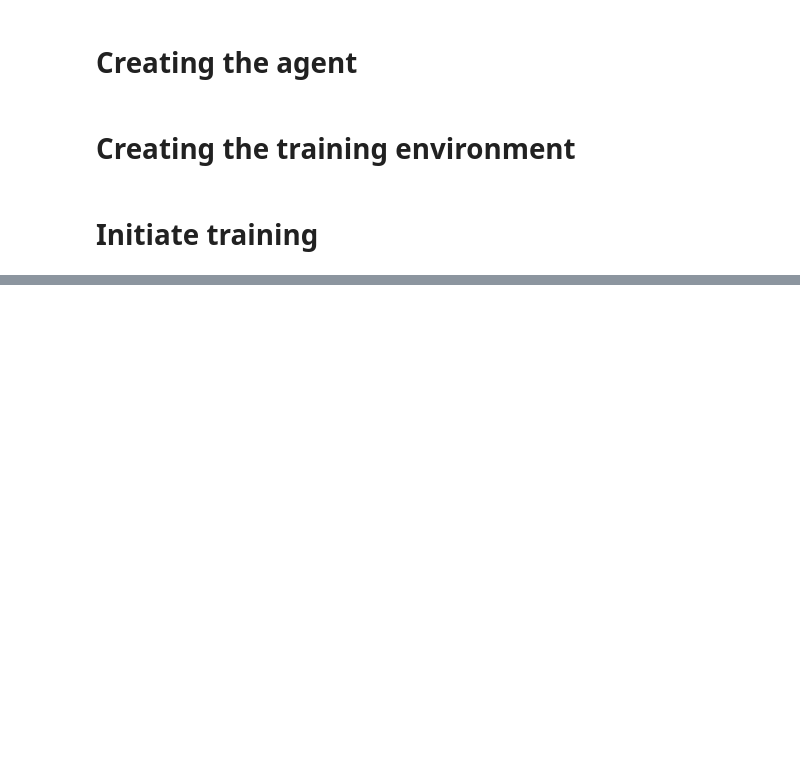
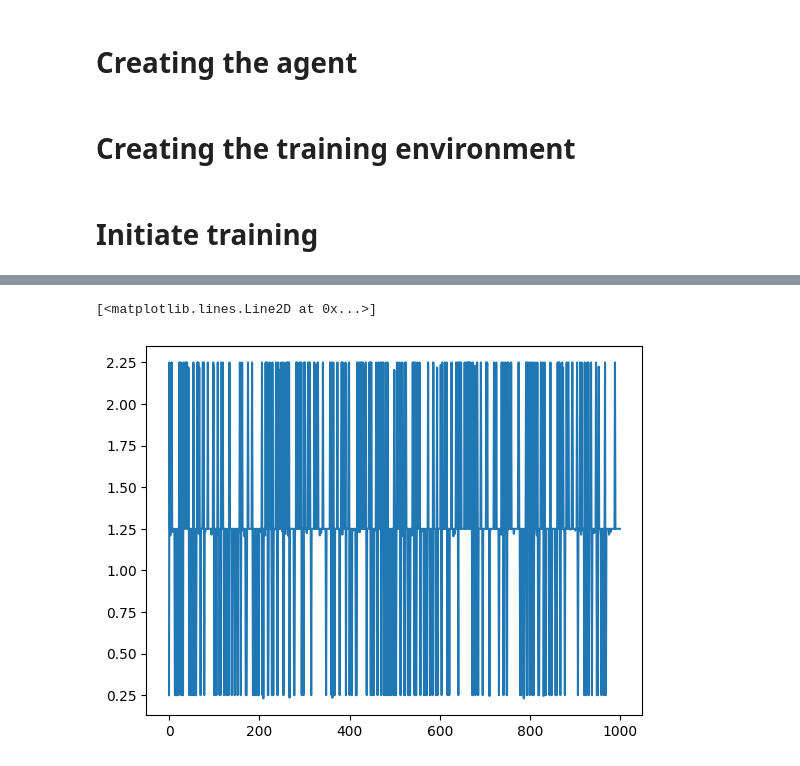
Before and after one commit to Hy-LeTuan/DeepReinforcementLearningOPC, a Jupyter notebook: examination.ipynb, the cells around one changed output, grey strips where cells are left out. Saved outputs shown, nothing was run; the diff lists cells and outputs as text; code cells hidden in the pictures; blank space fills up the shorter version.

```diff
--- a/examination.ipynb
+++ b/examination.ipynb
@@ -72,0 +96,5 @@ np.save("./history_2.npy", history)
+# %%
+plt.plot(np.arange(0, 1000, 1), history)
+# %% [output]
+[<matplotlib.lines.Line2D at 0x...>]
+[figure, added]
```
Also changed, not shown: parts of 6 cells of this notebook, 2 other files.
